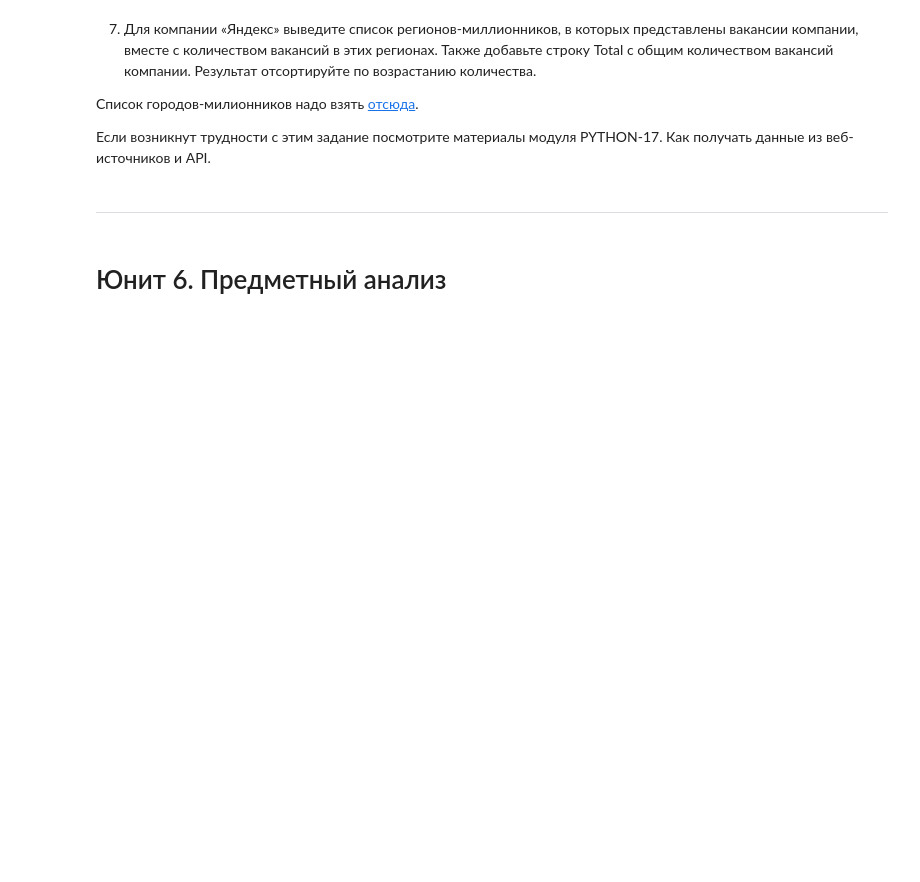
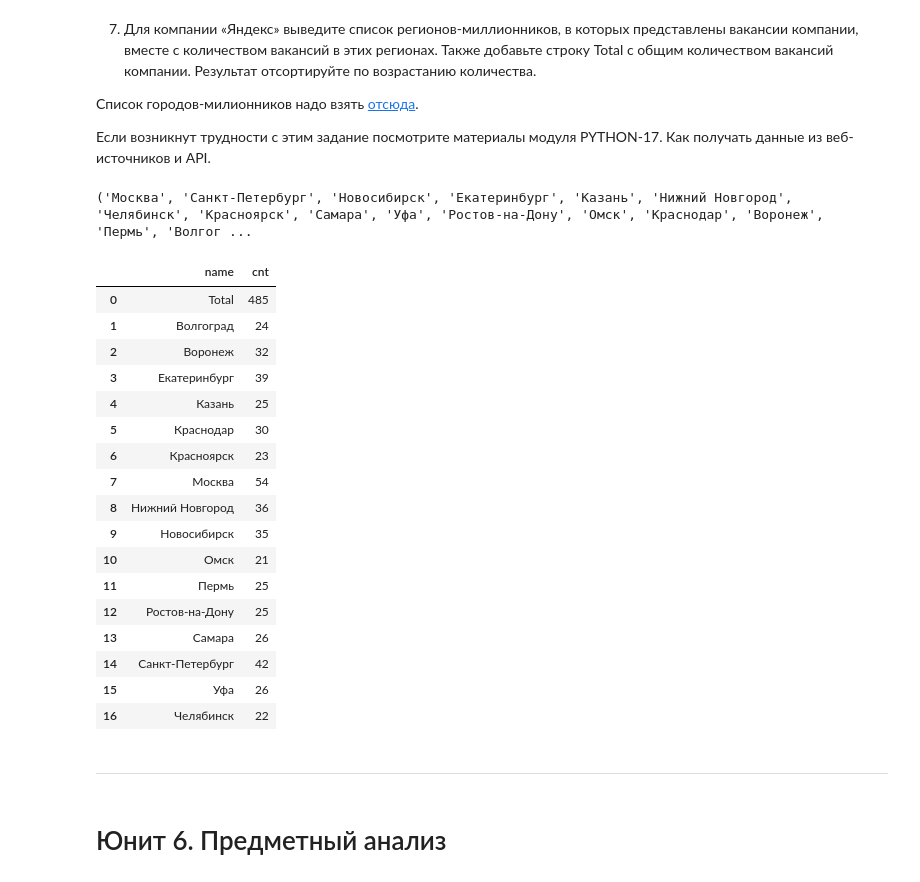
Before and after one commit to korolkostya/new_sf_ds, a Jupyter notebook: 2. Analysis_of_vacancies_from_HeadHunter SQL/Project_2_Ноутбук_шаблон.ipynb, the cells around one changed output. Drawn from its saved outputs; the diff is of its cells as text; code cells hidden in the pictures; blank space fills up the shorter version.

```diff
--- a/2. Analysis_of_vacancies_from_HeadHunter SQL/Project_2_Ноутбук_шаблон.ipynb
+++ b/2. Analysis_of_vacancies_from_HeadHunter SQL/Project_2_Ноутбук_шаблон.ipynb
@@ -344,10 +373,68 @@ df
 Если возникнут трудности с этим задание посмотрите материалы модуля  PYTHON-17. Как получать данные из веб-источников и API.
 # %%
 # код для получения списка городов-милионников
+url = 'https://ru.wikipedia.org/wiki/%D0%93%D0%BE%D1%80%D0%BE%D0%B4%D0%B0-%D0%BC%D0%B8%D0%BB%D0%BB%D0%B8%D0%BE%D0%BD%D0%B5%D1%80%D1%8B_%D0%A0%D0%BE%D1%81%D1%81%D0%B8%D0%B8'
+cities_wiki = list(pd.read_html(url)[1]['Город'])
+cities = []
+for city in cities_wiki:
+    cities.append(city.replace('[a]', ''))
+cities = tuple(cities)
+print(cities)
+# %% [output]
+('Москва', 'Санкт-Петербург', 'Новосибирск', 'Екатеринбург', 'Казань', 'Нижний Новгород', 'Челябинск', 'Красноярск', 'Самара', 'Уфа', 'Ростов-на-Дону', 'Омск', 'Краснодар', 'Воронеж', 'Пермь', 'Волгог ...
 # %%
 # текст запроса
+query_5_7 = f'''
+select
+    a.name,
+    count(v.id) cnt
+from public.vacancies v
+join public.employers e on
+    e.id = v.employer_id
+    and
+    e.name = 'Яндекс'
+join public.areas a on
+    a.id = v.area_id
+    and
+    a.name in {cities}
+group by a.name
+union all
+select
+    'Total',
+    count(*)
+from public.vacancies v
+join public.employers e on
+    e.id = v.employer_id
+    and
+    e.name = 'Яндекс'
+join public.areas a on
+    a.id = v.area_id
+    and
+    a.name in {cities}
+'''
 # %%
 # результат запроса
+df = pd.read_sql_query(query_5_7, connection)
+df
+# %% [output]
+|  | name | cnt |
+| 0 | Total | 485 |
+| 1 | Волгоград | 24 |
+| 2 | Воронеж | 32 |
+| 3 | Екатеринбург | 39 |
+| 4 | Казань | 25 |
+| 5 | Краснодар | 30 |
+| 6 | Красноярск | 23 |
+| 7 | Москва | 54 |
+| 8 | Нижний Новгород | 36 |
+| 9 | Новосибирск | 35 |
+| 10 | Омск | 21 |
+| 11 | Пермь | 25 |
+| 12 | Ростов-на-Дону | 25 |
+| 13 | Самара | 26 |
+| 14 | Санкт-Петербург | 42 |
+| 15 | Уфа | 26 |
+| 16 | Челябинск | 22 |
 # %% [markdown]
 ***
 # %%
```
Also changed, not shown: parts of 19 cells of this notebook.
